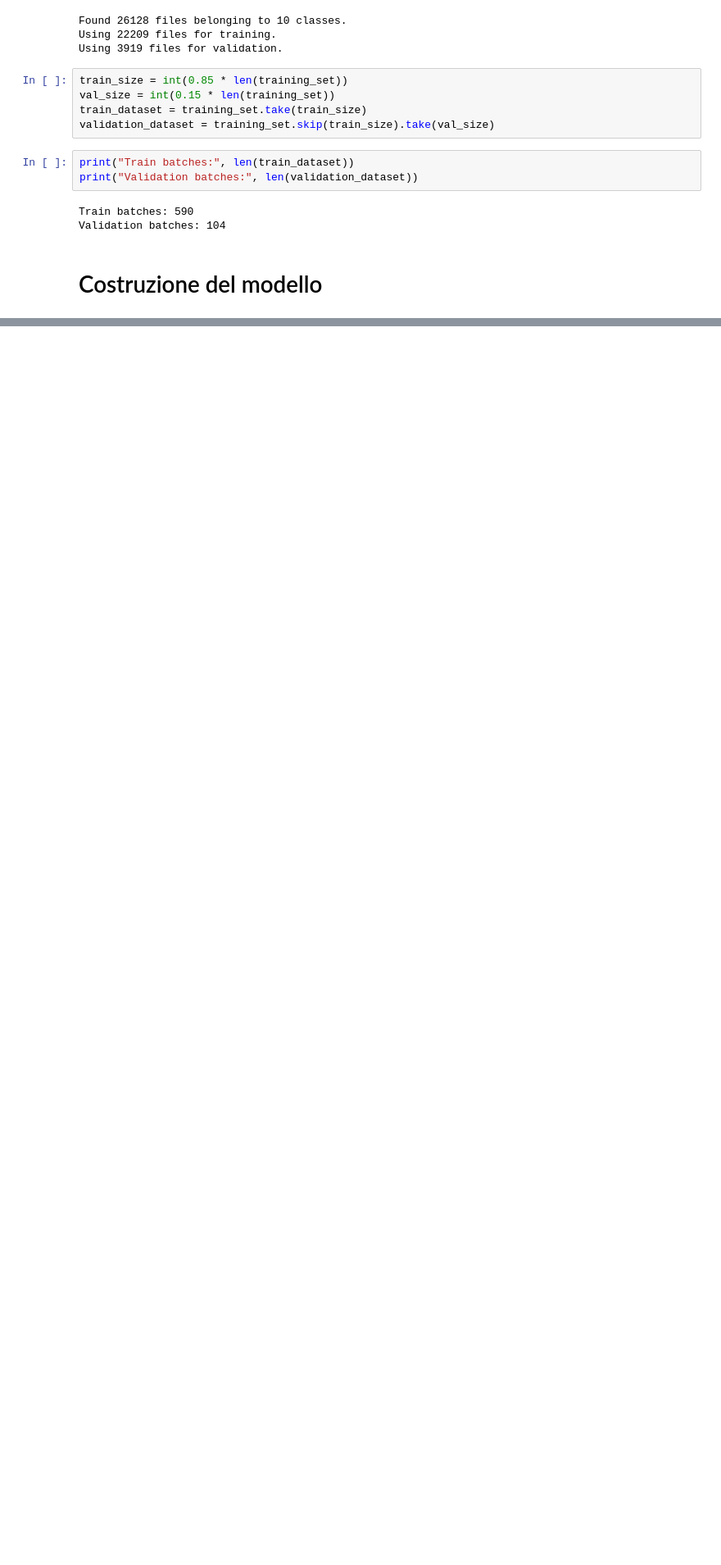
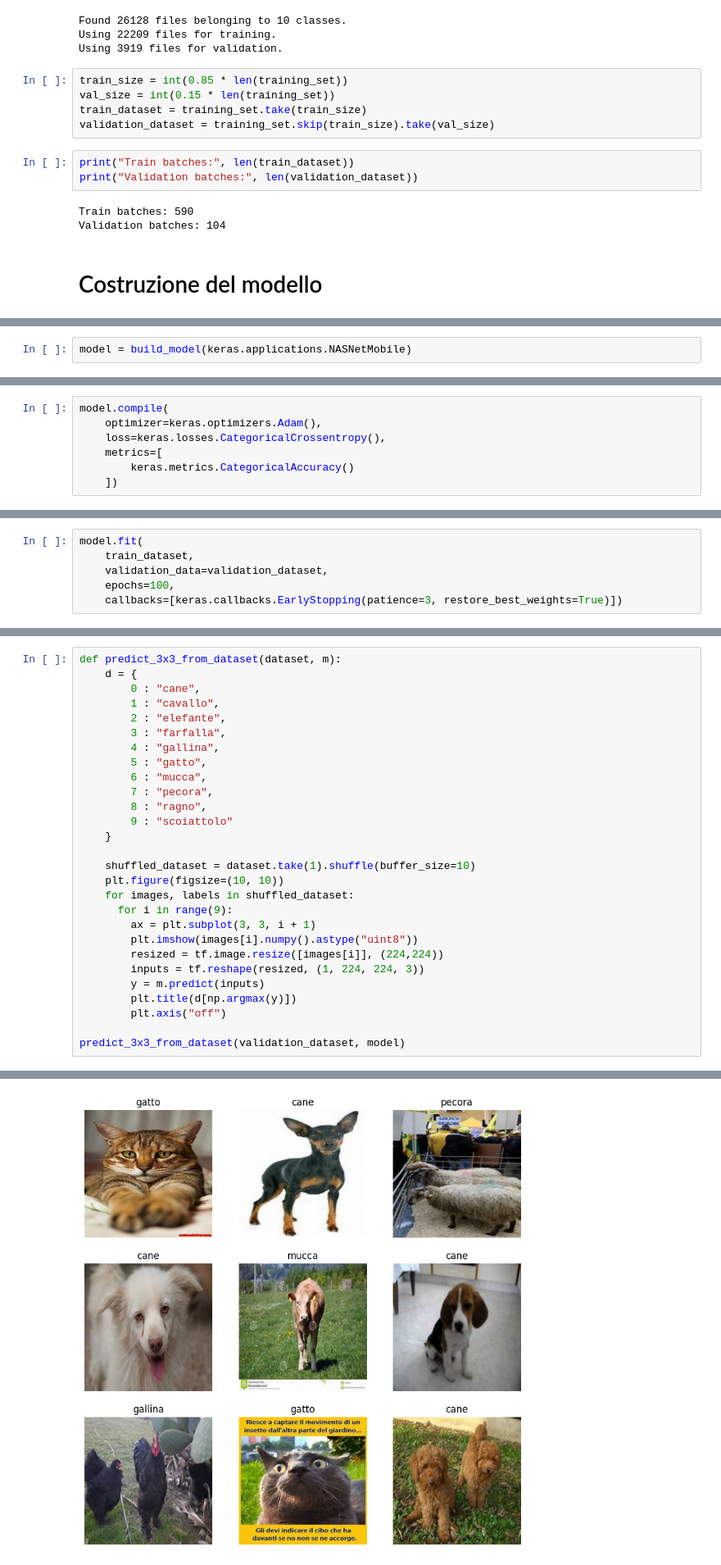
Before and after one commit to StefanoBelli/recognize-animals, a Jupyter notebook: recognize_animals.ipynb, the cells around one changed output, grey strips where cells are left out. Shown at 82% size. Saved outputs shown, nothing was run; the diff lists cells and outputs as text; blank space fills up the shorter version.

```diff
--- a/recognize_animals.ipynb
+++ b/recognize_animals.ipynb
@@ -46,0 +84,2 @@ Validation batches: 104
+# %%
+model = build_model(keras.applications.NASNetMobile)
@@ -46,0 +113,7 @@ Validation batches: 104
+# %%
+model.compile(
+    optimizer=keras.optimizers.Adam(),
+    loss=keras.losses.CategoricalCrossentropy(),
+    metrics=[
+        keras.metrics.CategoricalAccuracy()
+    ])
@@ -46,0 +122,6 @@ Validation batches: 104
+# %%
+model.fit(
+    train_dataset,
+    validation_data=validation_dataset,
+    epochs=100,
+    callbacks=[keras.callbacks.EarlyStopping(patience=3, restore_best_weights=True)])
@@ -46,0 +134,29 @@ Validation batches: 104
+# %%
+def predict_3x3_from_dataset(dataset, m):
+    d = {
+        0 : "cane",
+        1 : "cavallo",
+        2 : "elefante",
+        3 : "farfalla",
+        4 : "gallina",
+        5 : "gatto",
+        6 : "mucca",
+        7 : "pecora",
+        8 : "ragno",
+        9 : "scoiattolo"
+    }
+
+    shuffled_dataset = dataset.take(1).shuffle(buffer_size=10)
+    plt.figure(figsize=(10, 10))
+    for images, labels in shuffled_dataset:
+      for i in range(9):
+        ax = plt.subplot(3, 3, i + 1)
+        plt.imshow(images[i].numpy().astype("uint8"))
+        resized = tf.image.resize([images[i]], (224,224))
+        inputs = tf.reshape(resized, (1, 224, 224, 3))
+        y = m.predict(inputs)
+        plt.title(d[np.argmax(y)])
+        plt.axis("off")
+
+predict_3x3_from_dataset(validation_dataset, model)
+# %% [output]
@@ -46,0 +172 @@ Validation batches: 104
+[figure, added]
```
Also changed, not shown: parts of 7 cells of this notebook.
